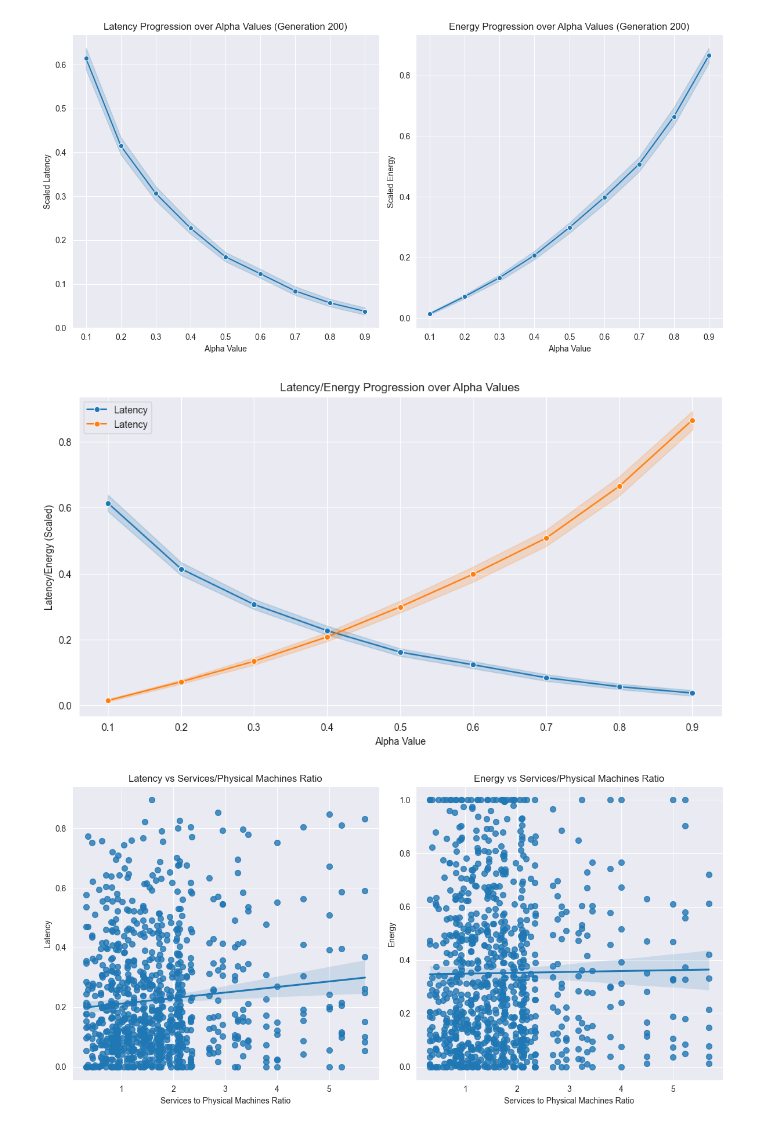
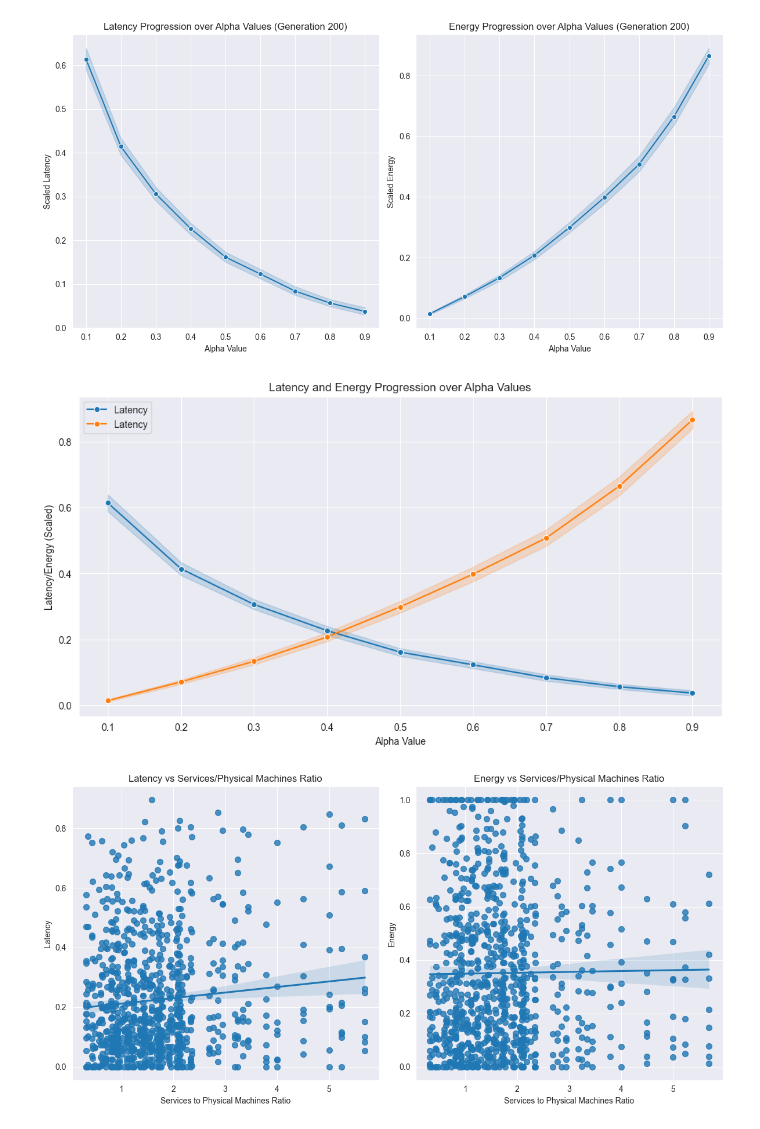
Before and after one commit to mpgallage/computing-continuum-simulator, a Jupyter notebook: analysis/analysis.ipynb, the cells around one changed output. Saved outputs shown, nothing was run; the diff lists cells and outputs as text; code cells hidden in the pictures.

```diff
--- a/analysis/analysis.ipynb
+++ b/analysis/analysis.ipynb
@@ -142,14 +162,16 @@ plt.show()
 # %%
 # Line chart for Latency over alpha values
 plt.figure(figsize=(12, 6))
 sns.lineplot(x='alpha', y='latency', data=gen_200_data, label='Latency', marker='o')
 sns.lineplot(x='alpha', y='energy', data=gen_200_data, label='Latency', marker='o')
-plt.title('Latency/Energy Progression over Alpha Values')
+title = 'Latency and Energy Progression over Alpha Values'
+plt.title(title)
 plt.xlabel('Alpha Value')
 plt.ylabel('Latency/Energy (Scaled)')
+plt.savefig(f'images/{title.replace(" ", "_")}')
 plt.show()
 # %% [output]
-[figure, old version]
+[figure, new version]
 # %%
 # Calculate the ratio of services to physical machines
 gen_200_data['services_to_physical_ratio'] = gen_200_data['services'] / gen_200_data['physical_machines']
```
Also changed, not shown: parts of 15 cells of this notebook, 22 other files.
